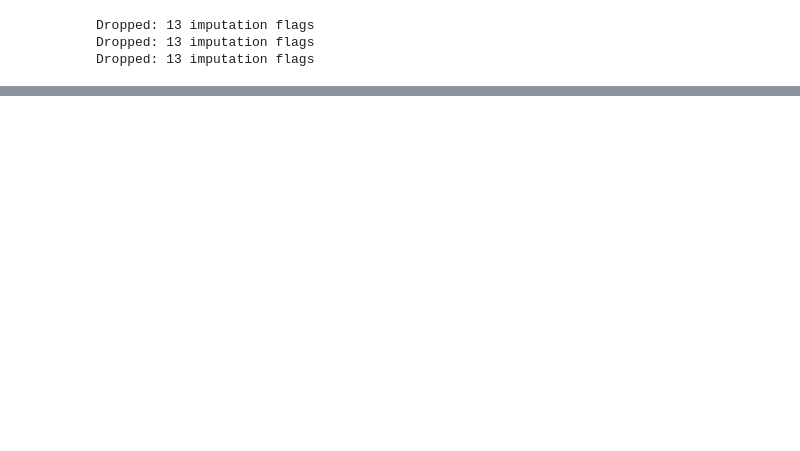
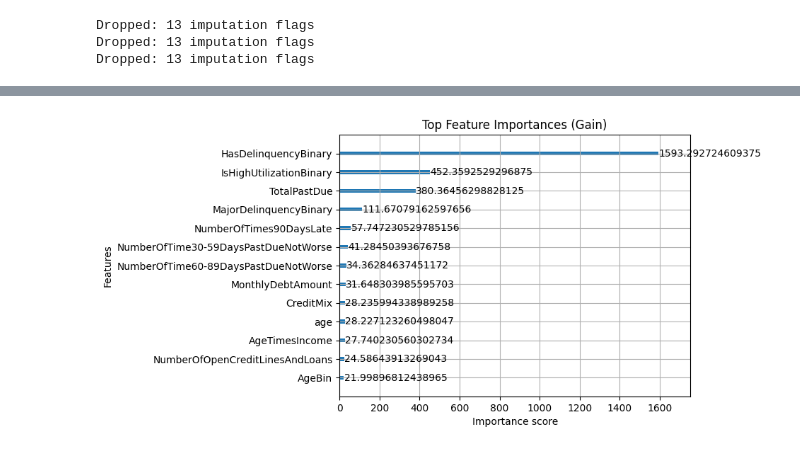
Before and after one commit to sunnysunny77/loan, a Jupyter notebook: cr.ipynb, the cells around one changed output, grey strips where cells are left out. Saved outputs shown, nothing was run; the diff lists cells and outputs as text; code cells hidden in the pictures; blank space fills up the shorter version.

```diff
--- a/cr.ipynb
+++ b/cr.ipynb
@@ -25,11 +25,11 @@ device = torch.device("cuda" if torch.cuda.is_available() else "cpu")
 print("Using device:", device)
 
 # Constants
-lr = 5e-4
-weight_decay = 1e-5
+lr = 1e-3
+weight_decay = 1e-4
 batch_size = 32
 num_epochs = 75
-num_runs = 2
+num_runs = 5
 max_patience = 13
 
 # pd
@@ -838,29 +841,33 @@ class NN(nn.Module):
         self.input_dim = num_numeric + total_emb_dim
 
         self.main = nn.Sequential(
-            nn.Linear(self.input_dim, 144),
-            nn.BatchNorm1d(144),
+            nn.Linear(self.input_dim, 256),
+            nn.BatchNorm1d(256),
             nn.ReLU(),
-            nn.Dropout(0.3),
-            nn.Linear(144, 72),
-            nn.BatchNorm1d(72),
+            nn.Dropout(0.2),
+            nn.Linear(256, 128),
+            nn.BatchNorm1d(128),
             nn.ReLU(),
-            nn.Dropout(0.2)
+            nn.Dropout(0.2),
+            nn.Linear(128, 64),
+            nn.BatchNorm1d(64),
+            nn.ReLU(),
+            nn.Dropout(0.1)
         )
 
         self.skip_proj_main = nn.Sequential(
-            nn.Linear(self.input_dim, 72),
+            nn.Linear(self.input_dim, 64),
             nn.Dropout(0.3)
         )
 
         self.cat_skip = nn.Sequential(
-            nn.Linear(total_emb_dim, 72),
-            nn.BatchNorm1d(72),
+            nn.Linear(total_emb_dim, 64),
+            nn.BatchNorm1d(64),
             nn.ReLU(),
             nn.Dropout(0.4)
         )
 
-        self.out = nn.Linear(72, 1)
+        self.out = nn.Linear(64, 1)
 
     def forward(self, x_num, x_cat):
 
@@ -1126,7 +1133,9 @@ model_b = xgb.XGBClassifier(
     n_estimators=500,
     random_state=42,
     n_jobs=-1,
-    verbosity=1
+    verbosity=1,
+    early_stopping_rounds=50,
+    callbacks=[xgb.callback.LearningRateScheduler(lambda epoch: 0.05 * (0.99 ** epoch))]
 )
 # %%
 # Train
@@ -1213,3 +1223,9 @@ Accuracy for class 'Defaulted': 66.73%
+# %%
+xgb.plot_importance(model_b, importance_type='gain', max_num_features=15)
+plt.title("Top Feature Importances (Gain)")
+plt.show()
+# %% [output]
+[figure, added]
 # %%
 # Save NN model
 torch.save(model.state_dict(), "cr_weights.pth")
```
Also changed, not shown: parts of 16 cells of this notebook, 2 other files.
